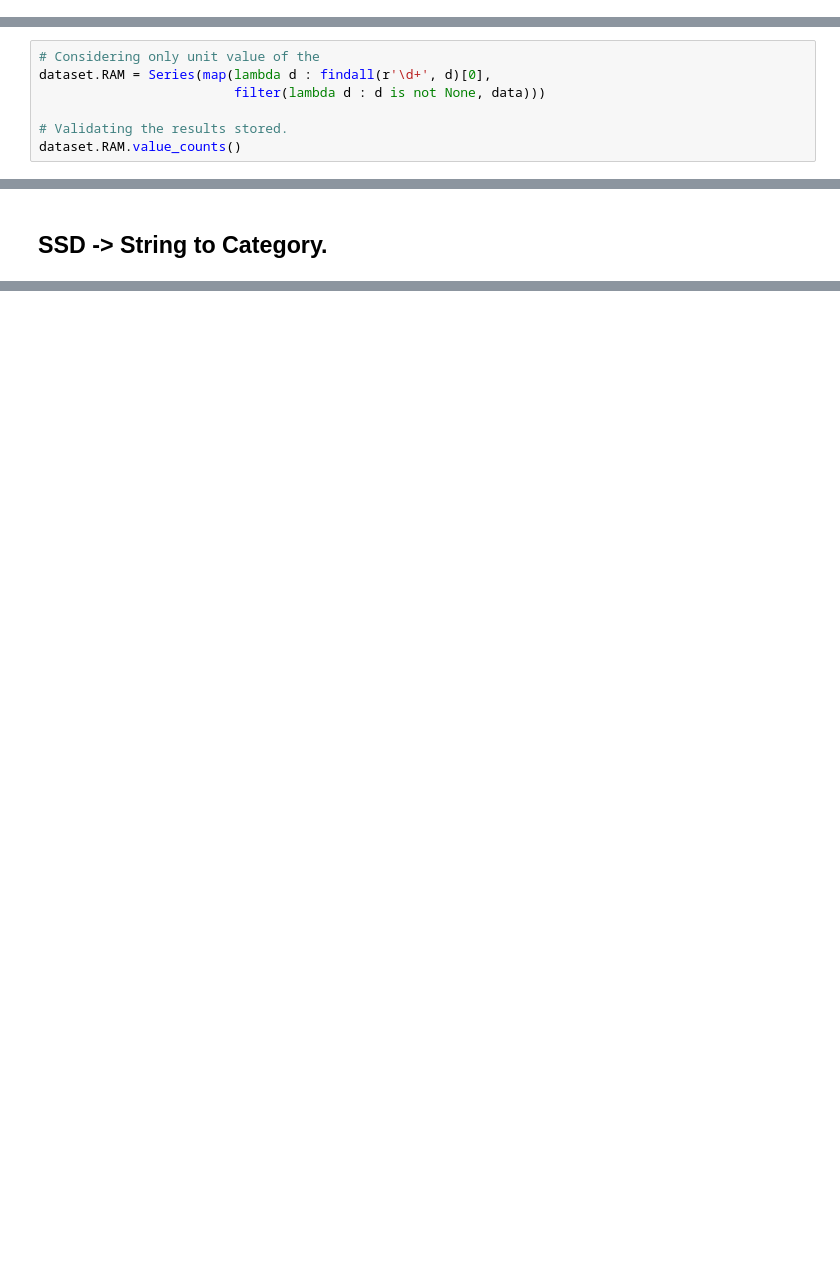
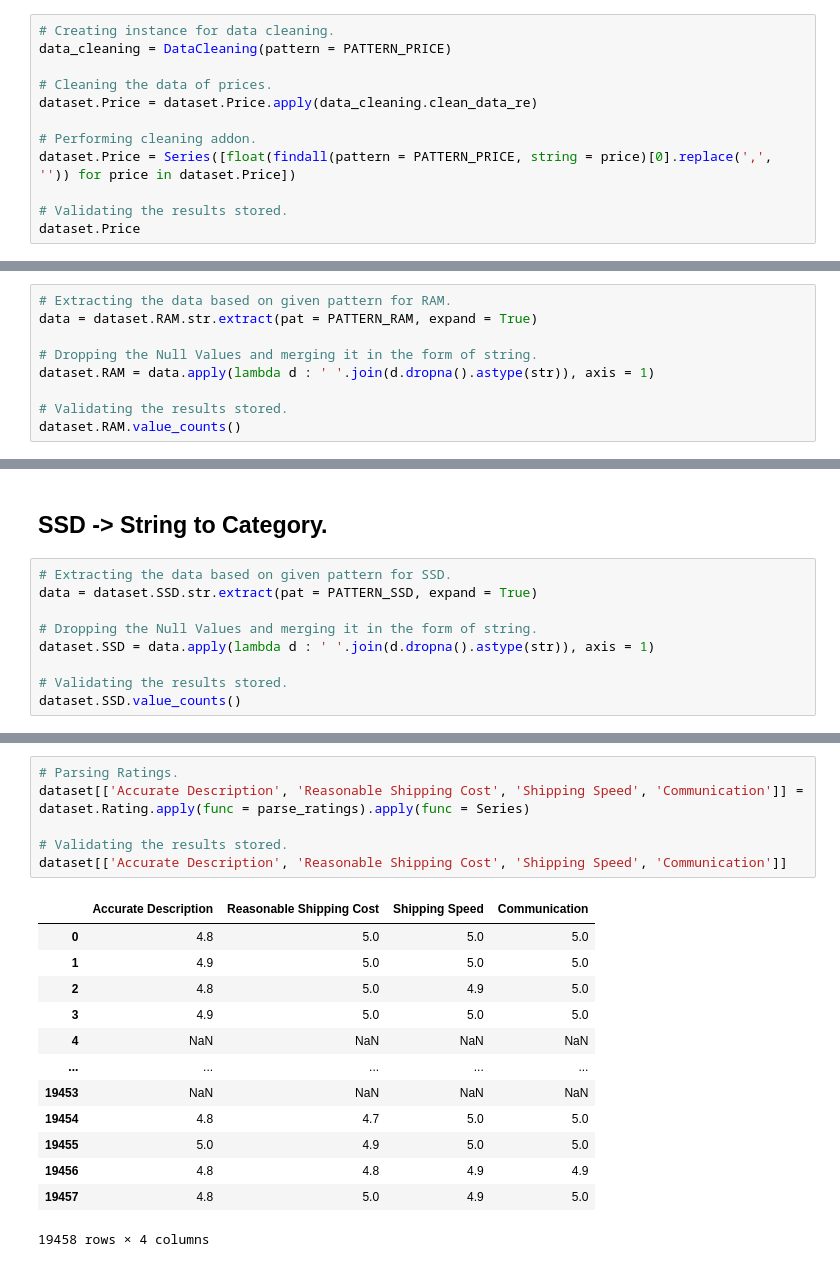
Before and after one commit to rachit-bhatt/eBay-Laptop-Price-Prediction, a Jupyter notebook: eBay Laptop Price Prediction Solution.ipynb, the cells around one changed output, grey strips where cells are left out. Cells and saved outputs as stored; diff of their text form; blank space fills up the shorter version.

```diff
--- a/eBay Laptop Price Prediction Solution.ipynb
+++ b/eBay Laptop Price Prediction Solution.ipynb
@@ -116,0 +178,12 @@ Name: Price, Length: 19458, dtype: object
+# %%
+# Creating instance for data cleaning.
+data_cleaning = DataCleaning(pattern = PATTERN_PRICE)
+
+# Cleaning the data of prices.
+dataset.Price = dataset.Price.apply(data_cleaning.clean_data_re)
+
+# Performing cleaning addon.
+dataset.Price = Series([float(findall(pattern = PATTERN_PRICE, string = price)[0].replace(',', '')) for price in dataset.Price])
+
+# Validating the results stored.
+dataset.Price
@@ -132,7 +204,0 @@ Taking "16" from "16 GB".
-# %%
-# Considering only unit value of the
-dataset.RAM = Series(map(lambda d : findall(r'\d+', d)[0],
-                         filter(lambda d : d is not None, data)))
-
-# Validating the results stored.
-dataset.RAM.value_counts()
@@ -140,0 +205,9 @@ Series([], Name: RAM, dtype: int64)
+# %%
+# Extracting the data based on given pattern for RAM.
+data = dataset.RAM.str.extract(pat = PATTERN_RAM, expand = True)
+
+# Dropping the Null Values and merging it in the form of string.
+dataset.RAM = data.apply(lambda d : ' '.join(d.dropna().astype(str)), axis = 1)
+
+# Validating the results stored.
+dataset.RAM.value_counts()
@@ -141,2 +227,11 @@ Series([], Name: RAM, dtype: int64)
 # %% [markdown]
 ## SSD -> String to Category.
+# %%
+# Extracting the data based on given pattern for SSD.
+data = dataset.SSD.str.extract(pat = PATTERN_SSD, expand = True)
+
+# Dropping the Null Values and merging it in the form of string.
+dataset.SSD = data.apply(lambda d : ' '.join(d.dropna().astype(str)), axis = 1)
+
+# Validating the results stored.
+dataset.SSD.value_counts()
@@ -142,0 +294,20 @@ Series([], Name: RAM, dtype: int64)
+# %%
+# Parsing Ratings.
+dataset[['Accurate Description', 'Reasonable Shipping Cost', 'Shipping Speed', 'Communication']] = dataset.Rating.apply(func = parse_ratings).apply(func = Series)
+
+# Validating the results stored.
+dataset[['Accurate Description', 'Reasonable Shipping Cost', 'Shipping Speed', 'Communication']]
+# %% [output]
+|  | Accurate Description | Reasonable Shipping Cost | Shipping Speed | Communication |
+| 0 | 4.8 | 5.0 | 5.0 | 5.0 |
+| 1 | 4.9 | 5.0 | 5.0 | 5.0 |
+| 2 | 4.8 | 5.0 | 4.9 | 5.0 |
+| 3 | 4.9 | 5.0 | 5.0 | 5.0 |
+| 4 | NaN | NaN | NaN | NaN |
+| ... | ... | ... | ... | ... |
+| 19453 | NaN | NaN | NaN | NaN |
+| 19454 | 4.8 | 4.7 | 5.0 | 5.0 |
+| 19455 | 5.0 | 4.9 | 5.0 | 5.0 |
+| 19456 | 4.8 | 4.8 | 4.9 | 4.9 |
+| 19457 | 4.8 | 5.0 | 4.9 | 5.0 |
+19458 rows × 4 columns
```
Also changed, not shown: parts of 37 cells of this notebook, 1 other file.
